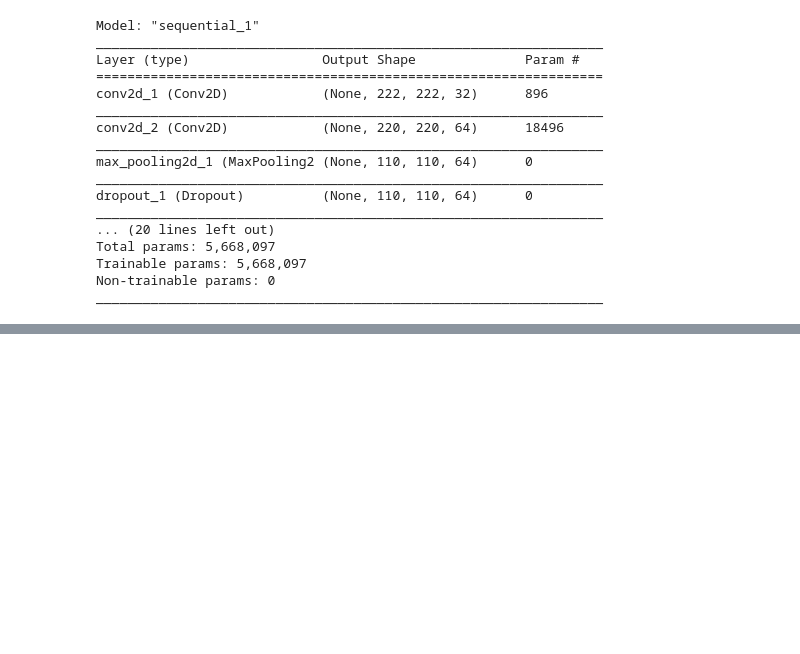
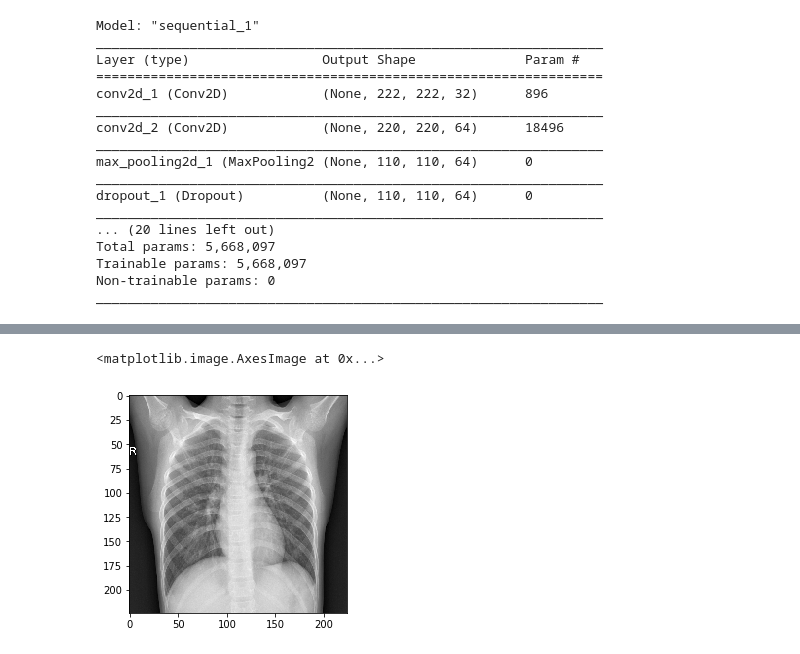
Before and after one commit to fear-the-lord/COVID-19-Detector, a Jupyter notebook: Covid-19.ipynb, the cells around one changed output, grey strips where cells are left out. Cells and saved outputs as stored; diff of their text form; code cells hidden in the pictures; blank space fills up the shorter version.

```diff
--- a/Covid-19.ipynb
+++ b/Covid-19.ipynb
@@ -251,0 +258,9 @@ plt.imshow(np_img)
+# %%
+img_src = 'Dataset/Test Data/Non-Covid/IM-0089-0001.jpeg'
+
+img = cv2.imread(img_src)
+img = cv2.resize(img, (224, 224))
+plt.imshow(img)
+# %% [output]
+<matplotlib.image.AxesImage at 0x...>
+[figure, added]
```
Also changed, not shown: parts of 17 cells of this notebook.
